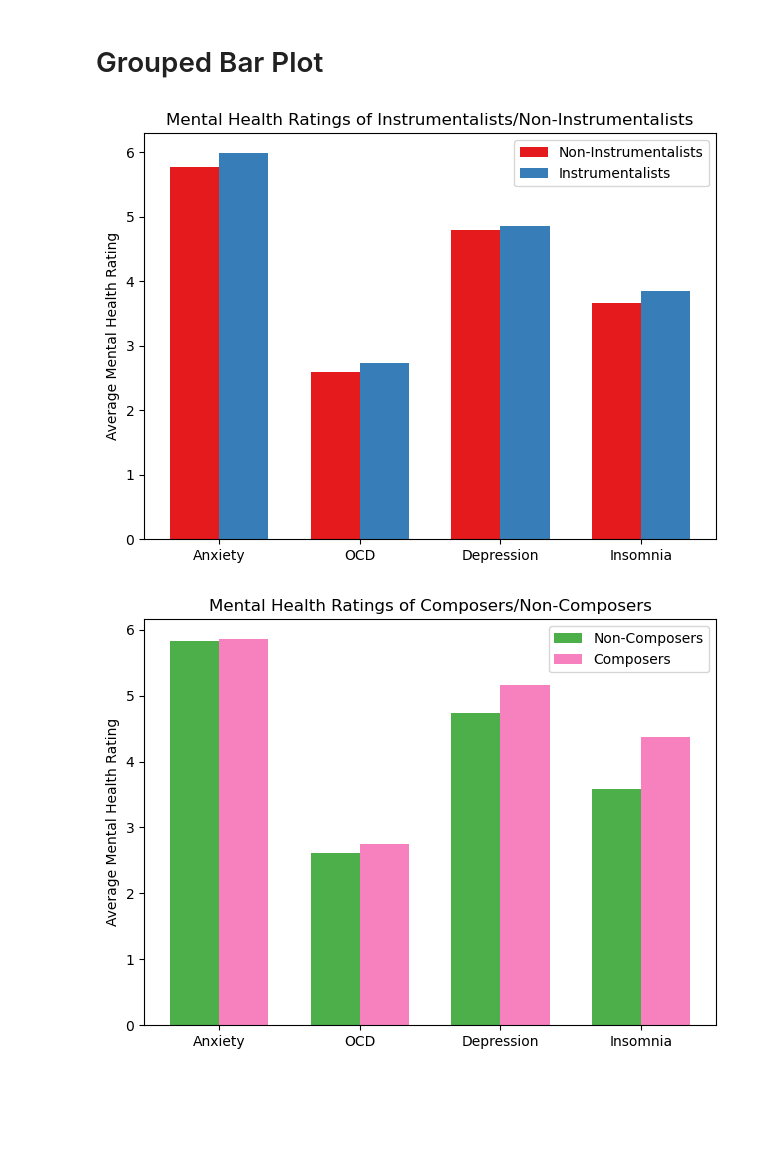
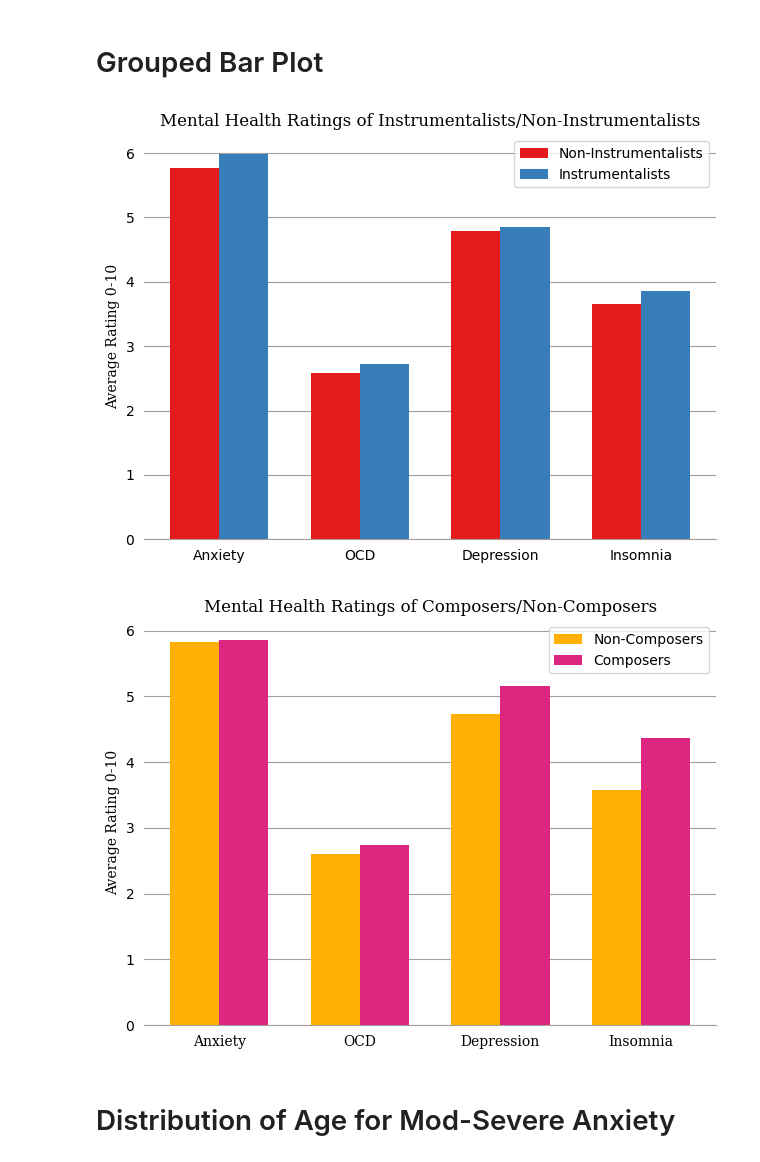
Before and after one commit to cameronchafin/chum_bucket_supreme, a Jupyter notebook: working_separatley.ipynb, the cells around one changed output. Cells and saved outputs as stored; diff of their text form; code cells hidden in the pictures; blank space fills up the shorter version.

Commit message:
stylized bar charts more

```diff
--- a/working_separatley.ipynb
+++ b/working_separatley.ipynb
@@ -88,6 +89,7 @@ instrumentalist_insomnia = df_yes["Insomnia"].tolist()
 mean_non_instrumentalist_insomnia = mean(non_instrumentalist_insomnia)
 mean_instrumentalist_insomnia = mean(instrumentalist_insomnia)
 
+sfont = {"fontname": "serif"}
 labels = ["Anxiety", "OCD", "Depression", "Insomnia"]
 yes_means = [mean_instrumentalist_anxiety, mean_instrumentalist_OCD, mean_instrumentalist_depression, mean_instrumentalist_insomnia]
 no_means = [mean_non_instrumentalist_anxiety, mean_non_instrumentalist_OCD, mean_non_instrumentalist_depression, mean_non_instrumentalist_insomnia]
@@ -99,16 +101,25 @@ fig, ax = plt.subplots()
 rects1 = ax.bar(x - width/2, no_means, width, label='Non-Instrumentalists', color="#e41a1c")  # color blind friendly red
 rects2 = ax.bar(x + width/2, yes_means, width, label='Instrumentalists', color="#377eb8")  # color blind friendly blue
 
-ax.set_ylabel('Average Mental Health Rating')
-ax.set_title('Mental Health Ratings of Instrumentalists/Non-Instrumentalists')
+ax.set_ylabel('Average Rating 0-10', **sfont)
+ax.set_title('Mental Health Ratings of Instrumentalists/Non-Instrumentalists', **sfont)
 ax.set_xticks(x, labels)
 ax.legend()
+
+# spines are the top, bottom, left, right lines
+ax.spines["left"].set_visible(False)
+ax.spines["top"].set_visible(False)
+ax.spines["right"].set_visible(False)
+ax.spines["bottom"].set_color("#A59E9D")
+ax.tick_params(bottom=False, left=False)  # gets rid on ticks on x and y axes
+ax.set_axisbelow(True)  # puts axis lines below bars
+ax.yaxis.grid(True, color="#A59E9D")  # adds y axis lines
 
 fig.tight_layout()
 
 plt.show()
 # %% [output]
-[figure, old version]
+[figure, new version]
 # %%
 #Groupings of data of Composers vs non-composers
 df_no = df[df['Composer'] == 'No']
@@ -126,36 +137,49 @@ composer_OCD = df_yes["OCD"].tolist()
 mean_non_composer_OCD = mean(non_composer_OCD)
 mean_composer_OCD = mean(composer_OCD)
 
 #depression data
 non_composer_depression = df_no["Depression"].tolist()
 composer_depression = df_yes["Depression"].tolist()
 mean_non_composer_depression = mean(non_composer_depression)
 mean_composer_depression = mean(composer_depression)
 
 #Insomnia data
 non_composer_insomnia = df_no["Insomnia"].tolist()
 composer_insomnia = df_yes["Insomnia"].tolist()
 mean_non_composer_insomnia = mean(non_composer_insomnia)
 mean_composer_insomnia = mean(composer_insomnia)
 
+sfont = {"fontname": "serif"}
 labels = ["Anxiety", "OCD", "Depression", "Insomnia"]
 yes_means = [mean_composer_anxiety, mean_composer_OCD, mean_composer_depression, mean_composer_insomnia]
 no_means = [mean_non_composer_anxiety, mean_non_composer_OCD, mean_non_composer_depression, mean_non_composer_insomnia]
 
 x = np.arange(len(labels))
 width = 0.35
 
 fig, ax = plt.subplots()
-rects1 = ax.bar(x - width/2, no_means, width, label='Non-Composers', color="#4daf4a")  # color blind friendly red
-rects2 = ax.bar(x + width/2, yes_means, width, label='Composers', color="#f781bf")  # color blind friendly blue
+rects1 = ax.bar(x - width/2, no_means, width, label='Non-Composers', color="#FFB000")  # color blind friendly yellow
+rects2 = ax.bar(x + width/2, yes_means, width, label='Composers', color="#DC267F")  # color blind friendly fuschia
 
-ax.set_ylabel('Average Mental Health Rating')
-ax.set_title('Mental Health Ratings of Composers/Non-Composers')
-ax.set_xticks(x, labels)
+ax.set_ylabel('Average Rating 0-10', **sfont)
+ax.set_title('Mental Health Ratings of Composers/Non-Composers', **sfont)
+ax.set_xticks(x, labels, **sfont)
 ax.legend()
+
+
+# spines are the top, bottom, left, right lines
+ax.spines["left"].set_visible(False)
+ax.spines["top"].set_visible(False)
+ax.spines["right"].set_visible(False)
+ax.spines["bottom"].set_color("#A59E9D")
+ax.tick_params(bottom=False, left=False)  # gets rid on ticks on x and y axes
+ax.set_axisbelow(True)  # puts axis lines below bars
+ax.yaxis.grid(True, color="#A59E9D")  # adds y axis lines
 
 fig.tight_layout()
 
 plt.show()
 # %% [output]
-[figure, old version]
+[figure, new version]
+# %% [markdown]
+# Distribution of Age for Mod-Severe Anxiety
```
Also changed, not shown: parts of 3 cells of this notebook.
